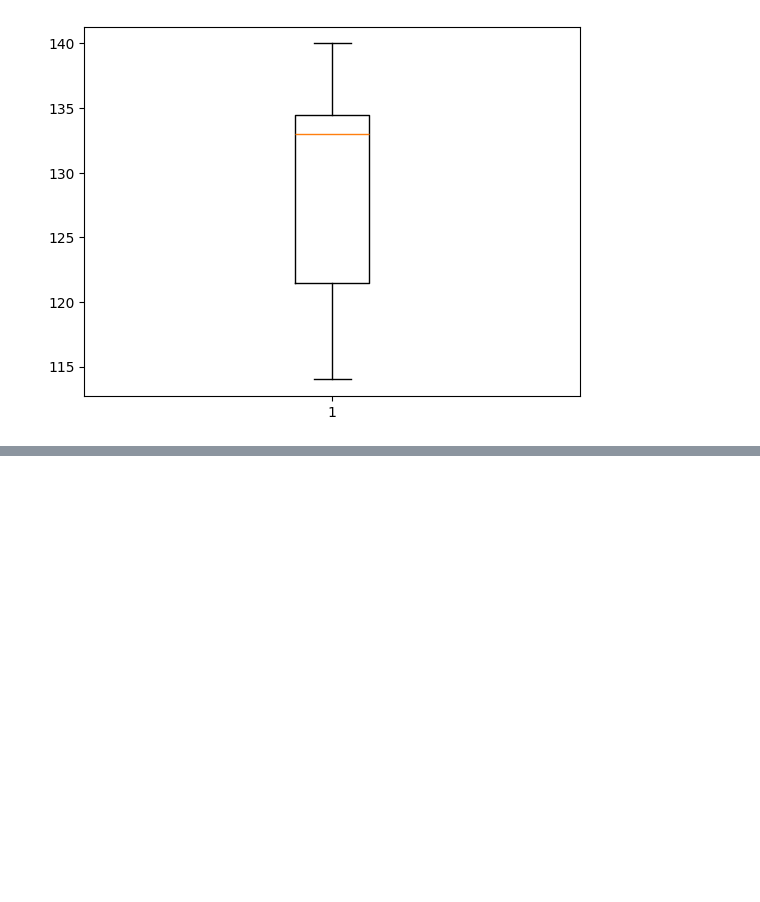
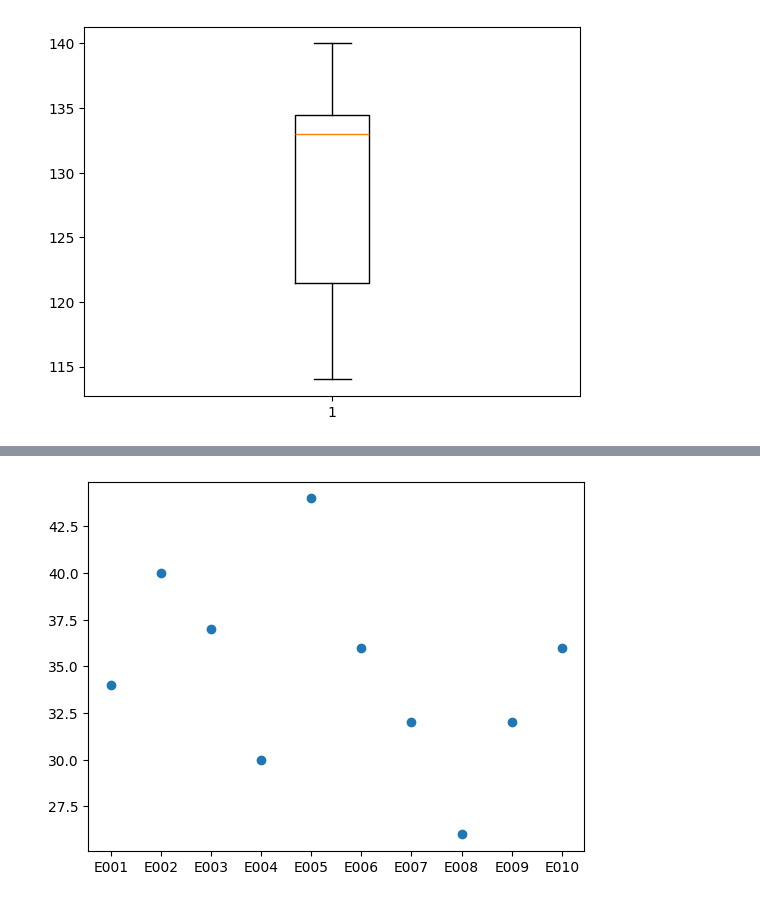
Before and after one commit to howdoyoustan/Daily-Practice, a Jupyter notebook: daily/Matplotlib.ipynb, the cells around one changed output, grey strips where cells are left out. Drawn from its saved outputs; the diff is of its cells as text; code cells hidden in the pictures; blank space fills up the shorter version.

```diff
--- a/daily/Matplotlib.ipynb
+++ b/daily/Matplotlib.ipynb
@@ -184,0 +207,5 @@ plt.boxplot(df['Sales'])
+# %%
+plt.scatter(df['EMP_ID'],df['Age'])
+plt.show()
+# %% [output]
+[figure, added]
```
Also changed, not shown: parts of 6 cells of this notebook, 5 other files.
